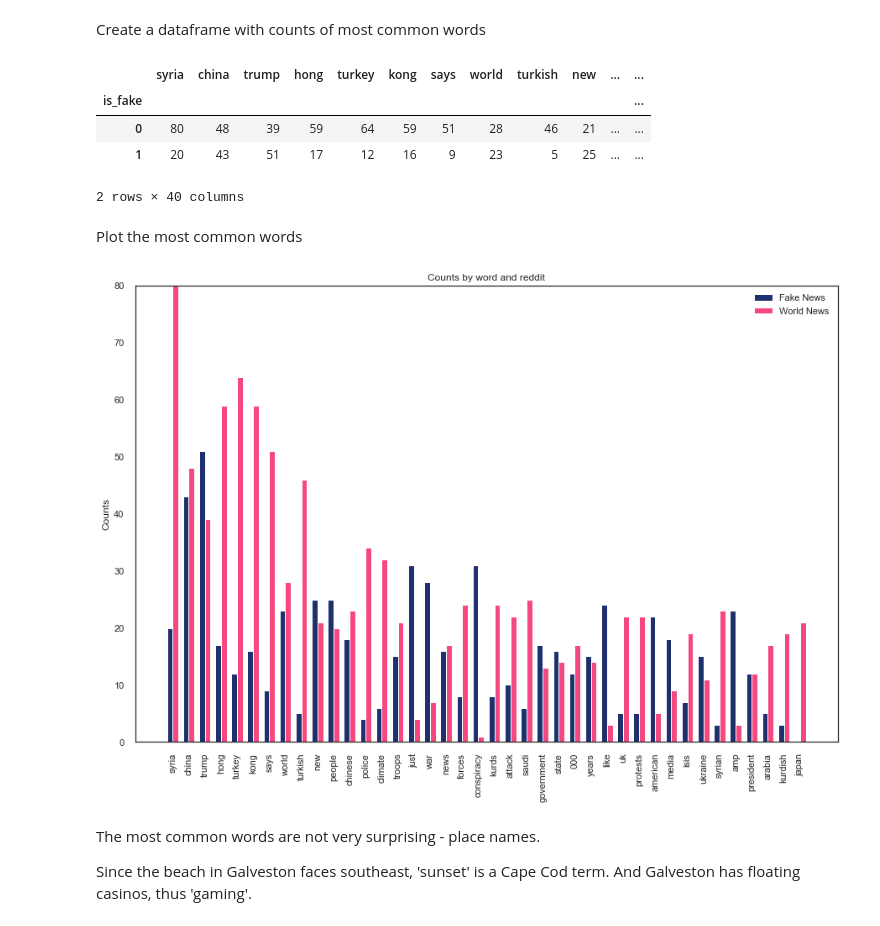
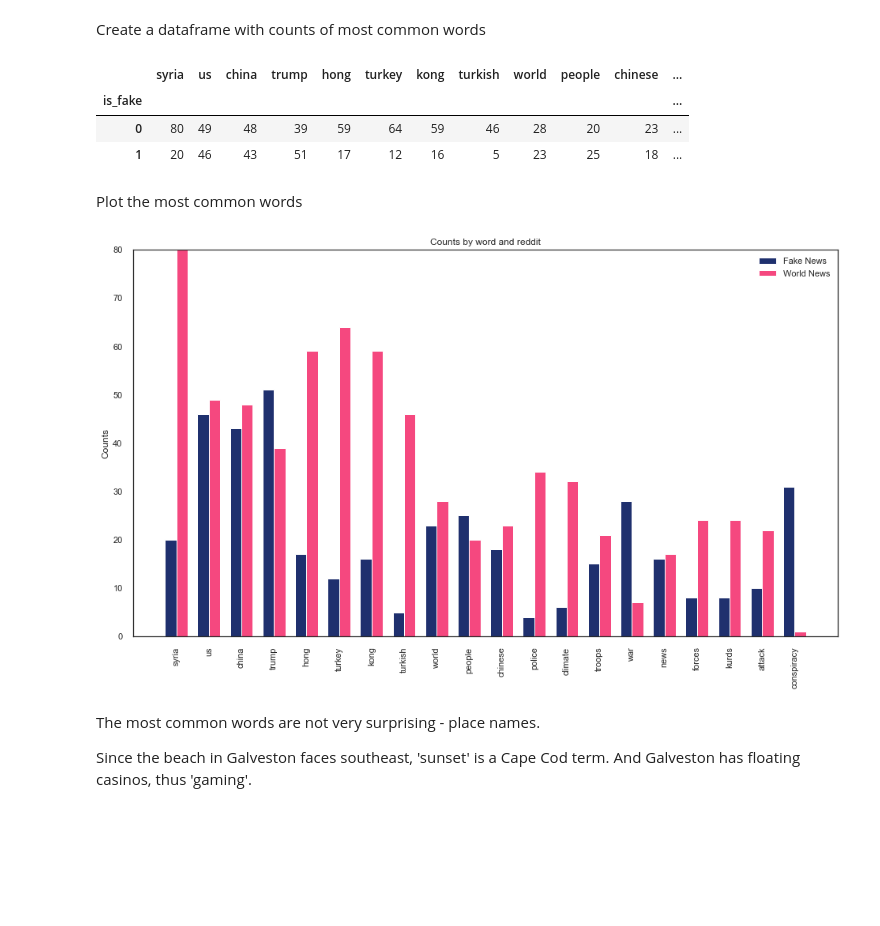
Before and after one commit to AmirYunus/GA_DSI_Project_3, a Jupyter notebook: code/technical_report.ipynb, the cells around one changed output. Saved outputs shown, nothing was run; the diff lists cells and outputs as text; code cells hidden in the pictures; blank space fills up the shorter version.

```diff
--- a/code/technical_report.ipynb
+++ b/code/technical_report.ipynb
@@ -262,8 +236,8 @@ The WordCloud is from Peekaboo.
 # %%
 # From https://stackoverflow.com/questions/16645799/how-to-create-a-word-cloud-from-a-corpus-in-python
 
-stopwords = set(STOPWORDS)
-stopwords.add("let")
+remove = ['let','says','will','new','one','day','shut']
+stopwords = remove + list(STOPWORDS)
 # mask = np.array(Image.open("../images/text.png"))
 colors = theme
 cmap = LinearSegmentedColormap.from_list("mycmap", colors)
@@ -305,7 +279,7 @@ X_train, X_test, y_train, y_test = train_test_split(df, y, random_state=42, stra
 # %% [markdown]
 Run a simple CountVectorizer and explore.
 # %%
-cv_simple = CountVectorizer(stop_words='english')
+cv_simple = CountVectorizer(stop_words=stopwords)
 X_train_cv = cv_simple.fit_transform(X_train['title'])
 
 cv_train = pd.DataFrame(X_train_cv.todense(), columns=cv_simple.get_feature_names())
@@ -314,46 +288,45 @@ Create a dataframe with counts of most common words
 # %%
 # Create a data frame of the most common words
 
-n_words = 40
+n_words = 20
 words = list(cv_train.sum().sort_values(ascending=False)[:n_words].index)
 cv_train['is_fake'] = y_train.values
 cv_train_small = cv_train.groupby('is_fake').sum()[words]
 cv_train_small.head()
 # %% [output]
-|  | syria | china | trump | hong | turkey | kong | says | world | turkish | new | ... | ... |
+|  | syria | us | china | trump | hong | turkey | kong | turkish | world | people | chinese | ... |
 | is_fake |  |  |  |  |  |  |  |  |  |  |  | ... |
-| 0 | 80 | 48 | 39 | 59 | 64 | 59 | 51 | 28 | 46 | 21 | ... | ... |
-| 1 | 20 | 43 | 51 | 17 | 12 | 16 | 9 | 23 | 5 | 25 | ... | ... |
+| 0 | 80 | 49 | 48 | 39 | 59 | 64 | 59 | 46 | 28 | 20 | 23 | ... |
+| 1 | 20 | 46 | 43 | 51 | 17 | 12 | 16 | 5 | 23 | 25 | 18 | ... |
-2 rows × 40 columns
 # %% [markdown]
 Plot the most common words
 # %%
 # Adapted from https://matplotlib.org/examples/api/barchart_demo.html
 
 words_fake = words
 words_count_fake = cv_train_small.loc[1]
 words_gv = words
 words_count_news = cv_train_small.loc[0]
 width = 0.35       # the width of the bars
 ind = np.arange(n_words)
 
-fig, ax = plt.subplots(figsize=(15, 10))
+fig, ax = plt.subplots(figsize=(16, 9))
 rects1 = ax.bar(ind, words_count_fake, width, color=theme[0])
 rects2 = ax.bar(ind+width,words_count_news, width, color=theme[-1])
 
 # add some text for labels, title and axes ticks
 ax.set_ylabel('Counts')
 ax.set_title('Counts by word and reddit')
 ax.set_xticks(ind + width / 2)
 ax.set_xticklabels(words,rotation='vertical')
 
 ax.set_ylim(0,80)
 
 ax.legend((rects1[0], rects2[0]), ('Fake News', 'World News'))
 
 plt.show()
 # %% [output]
-[figure, old version]
+[figure, new version]
 # %% [markdown]
 The most common words are not very surprising - place names.
 
```
Also changed, not shown: parts of 48 cells of this notebook.
